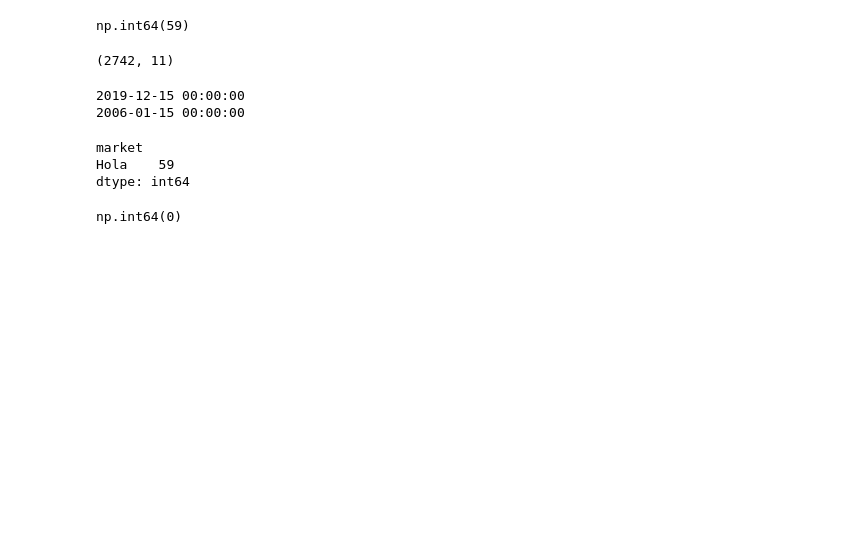
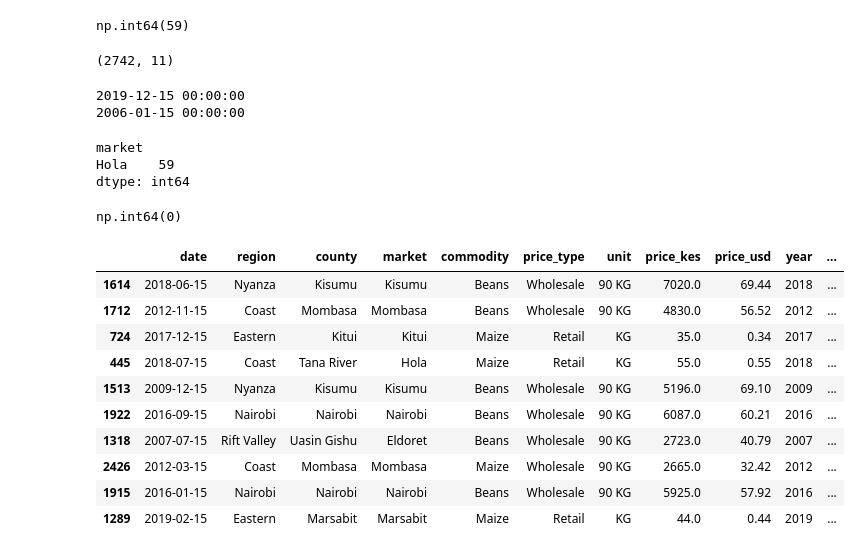
Before and after one commit to AgathaMuli/kenya_market_prices, a Jupyter notebook: analysis.ipynb, the cells around one changed output. Drawn from its saved outputs; the diff is of its cells as text; code cells hidden in the pictures; blank space fills up the shorter version.

```diff
--- a/analysis.ipynb
+++ b/analysis.ipynb
@@ -168,0 +171,15 @@ df.loc[df['market'] == 'Hola', 'region'] = df.loc[df['market'] == 'Hola', 'regio
+# %%
+df["price_per_kg"] = np.where(df["unit"] == "90 KG", df["price_kes"] / 90, df["price_kes"])
+df.sample(10)
+# %% [output]
+|  | date | region | county | market | commodity | price_type | unit | price_kes | price_usd | year | ... |
+| 1614 | 2018-06-15 | Nyanza | Kisumu | Kisumu | Beans | Wholesale | 90 KG | 7020.0 | 69.44 | 2018 | ... |
+| 1712 | 2012-11-15 | Coast | Mombasa | Mombasa | Beans | Wholesale | 90 KG | 4830.0 | 56.52 | 2012 | ... |
+| 724 | 2017-12-15 | Eastern | Kitui | Kitui | Maize | Retail | KG | 35.0 | 0.34 | 2017 | ... |
+| 445 | 2018-07-15 | Coast | Tana River | Hola | Maize | Retail | KG | 55.0 | 0.55 | 2018 | ... |
+| 1513 | 2009-12-15 | Nyanza | Kisumu | Kisumu | Beans | Wholesale | 90 KG | 5196.0 | 69.10 | 2009 | ... |
+| 1922 | 2016-09-15 | Nairobi | Nairobi | Nairobi | Beans | Wholesale | 90 KG | 6087.0 | 60.21 | 2016 | ... |
+| 1318 | 2007-07-15 | Rift Valley | Uasin Gishu | Eldoret | Beans | Wholesale | 90 KG | 2723.0 | 40.79 | 2007 | ... |
+| 2426 | 2012-03-15 | Coast | Mombasa | Mombasa | Maize | Wholesale | 90 KG | 2665.0 | 32.42 | 2012 | ... |
+| 1915 | 2016-01-15 | Nairobi | Nairobi | Nairobi | Beans | Wholesale | 90 KG | 5925.0 | 57.92 | 2016 | ... |
+| 1289 | 2019-02-15 | Eastern | Marsabit | Marsabit | Maize | Retail | KG | 44.0 | 0.44 | 2019 | ... |
```
Also changed, not shown: parts of 10 cells of this notebook.
